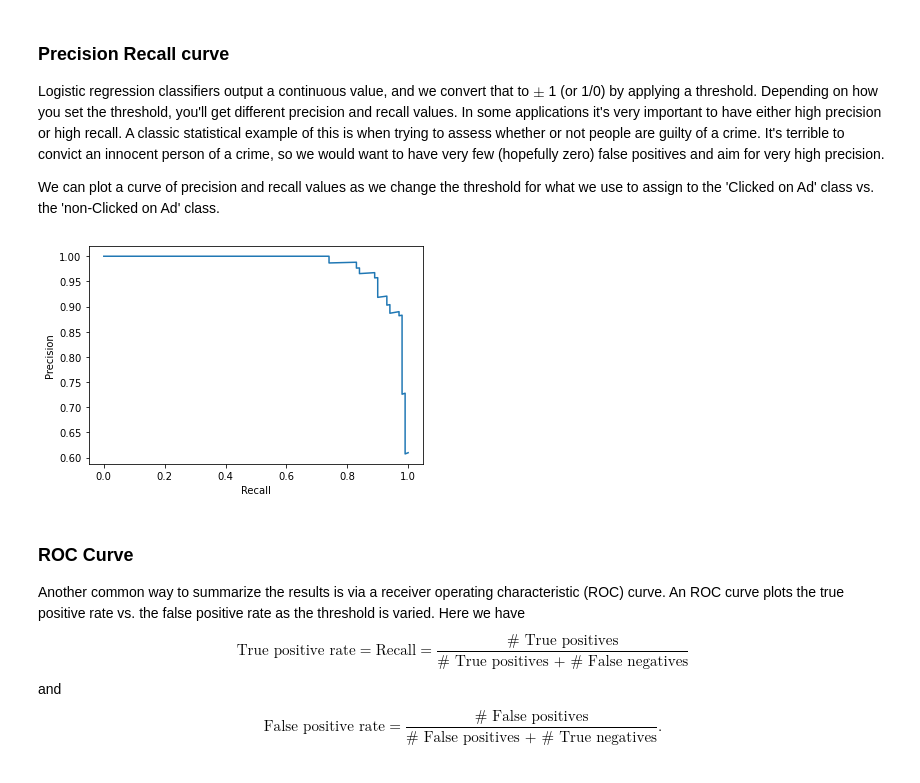
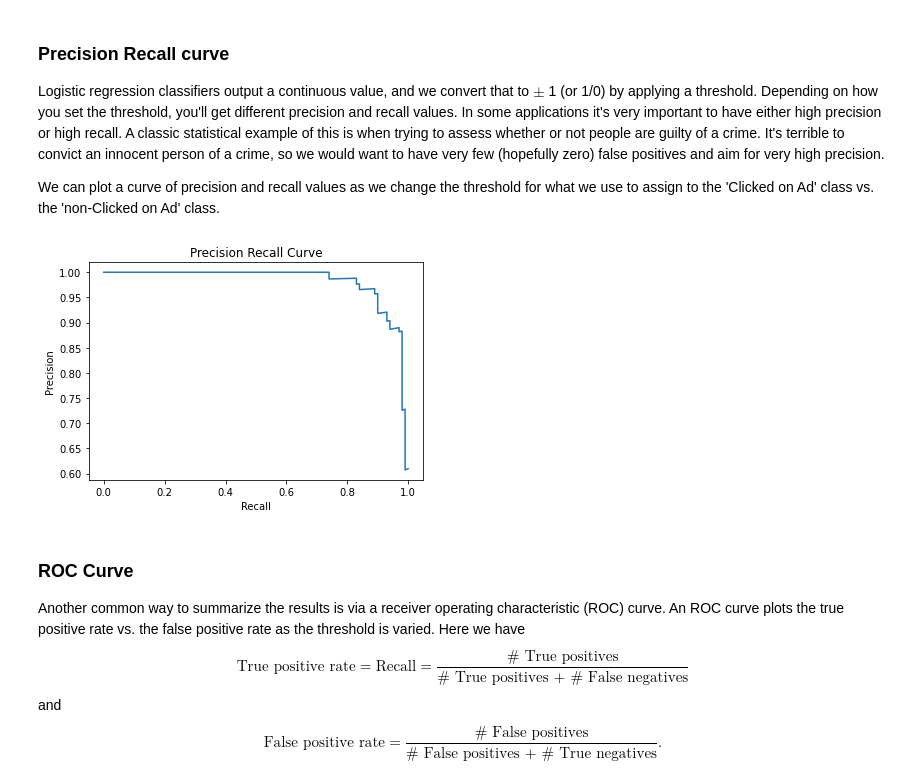
Before and after one commit to lakshmi2688/lakshmi2688.github.io, a Jupyter notebook: assets/classification/Binary Classification.ipynb, the cells around one changed output. Cells and saved outputs as stored; diff of their text form; code cells hidden in the pictures.

```diff
--- a/assets/classification/Binary Classification.ipynb
+++ b/assets/classification/Binary Classification.ipynb
@@ -227,16 +227,17 @@ use to assign to the 'Clicked on Ad' class vs. the 'non-Clicked on Ad' class.</p
 # %%
 # Generate estimated values for test observations using the logistic regression classifier
 test_probs = clf_lr.predict_proba(X_test)
 
 precision, recall, thresholds = precision_recall_curve(y_test, test_probs[:, 1])
 
 plt.plot(recall, precision)
+plt.title("Precision Recall Curve")
 plt.xlabel('Recall')
 plt.ylabel('Precision')
 plt.savefig('C:/Users/Lakshmi/Desktop/UW DataScience application/558 ML/Week 3/precision_recall_curve.jpg');
 plt.show()
 # %% [output]
-[figure, old version]
+[figure, new version]
 # %% [markdown]
 <h3>ROC Curve</h3>
 Another common way to summarize the results is via a receiver operating characteristic (ROC) curve. An ROC curve plots the true positive rate vs. the false positive rate as the threshold is varied. Here we have
```
Also changed, not shown: parts of 5 cells of this notebook, 5 other files.
